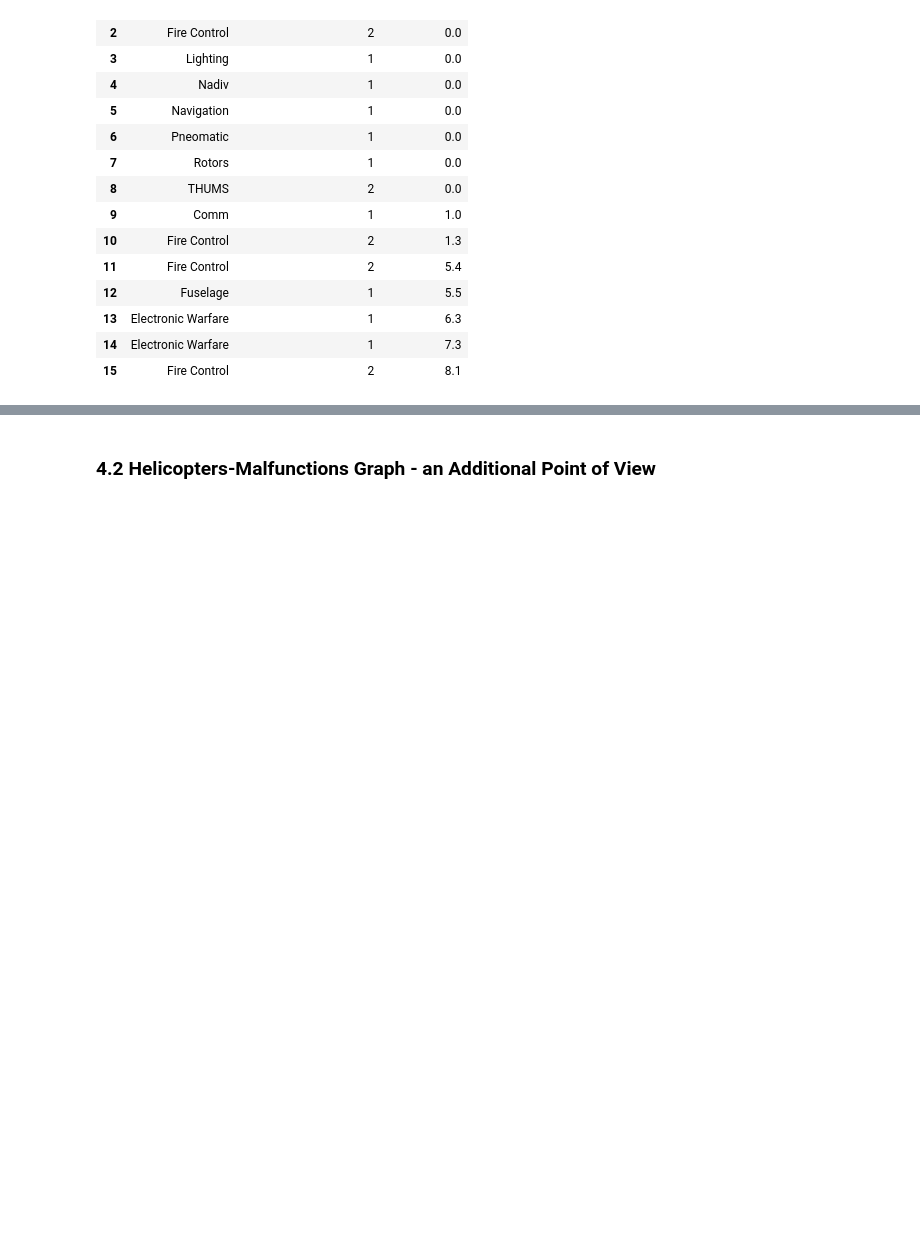
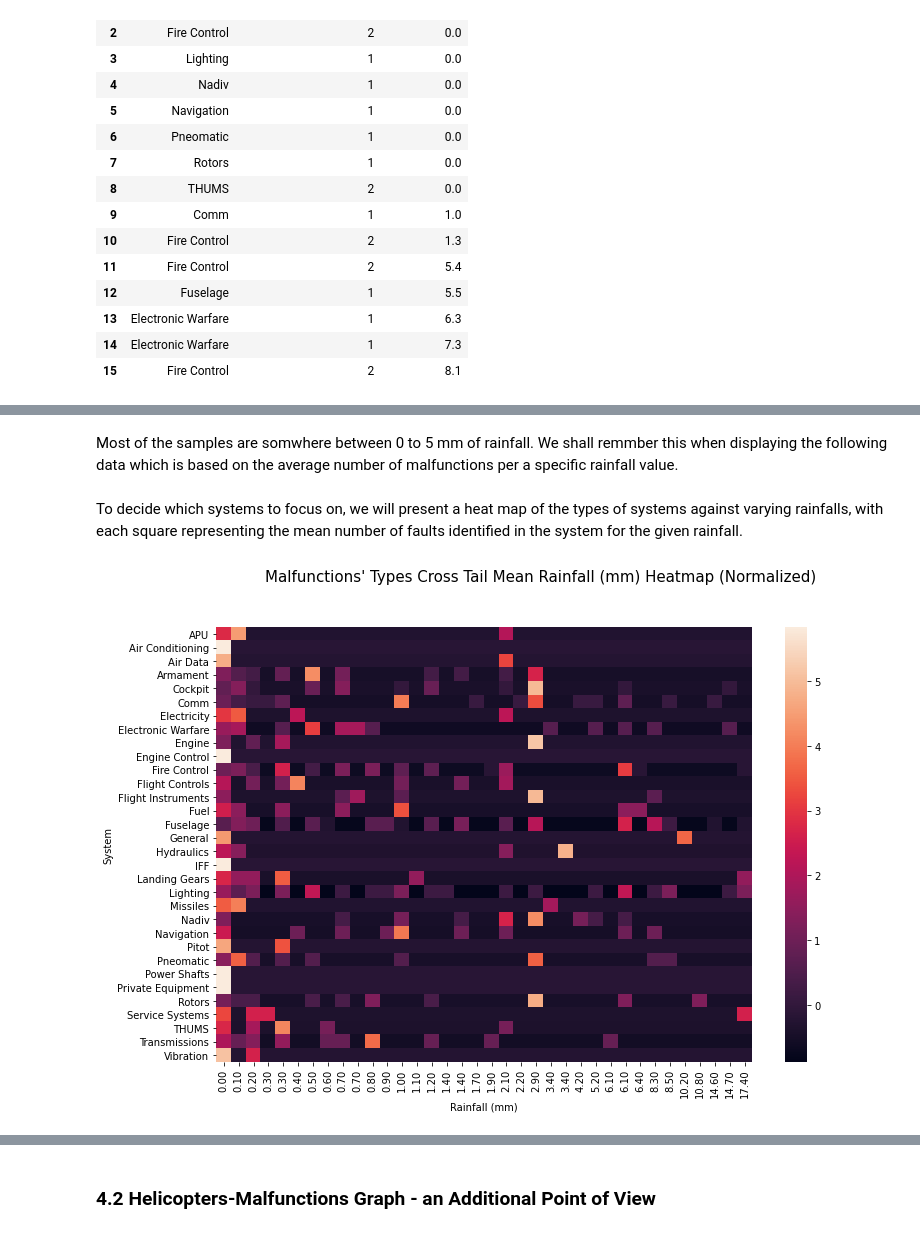
Before and after one commit to elront/Data_Sceince_Project, a Jupyter notebook: Data_science_workshop_project.ipynb, the cells around one changed output, grey strips where cells are left out. Drawn from its saved outputs; the diff is of its cells as text; code cells hidden in the pictures; blank space fills up the shorter version.

```diff
--- a/Data_science_workshop_project.ipynb
+++ b/Data_science_workshop_project.ipynb
@@ -2549,0 +2572,28 @@ This finding is even more surprising compared to the previous finding. The numbe
+# %%
+def show_heat_map(given_df, variable_name, headline):
+    # Create the required pivot table.
+    pivot_df = given_df.pivot(index = variable_name, columns = "System")["Number of Malfunctions"]
+
+    # Discard NaNs - fill them wiith 0 (since we cannot assume their values otherwise).
+    pivot_df.fillna(0, inplace = True)
+
+    # Normalize (column-wise).
+    pivot_df = (pivot_df - pivot_df.mean()) / pivot_df.std()
+
+    # Transpose the dataframe, to ease the reader.
+    pivot_df = pivot_df.transpose()
+
+    # Create the plot, using Sea Born heat map.
+    fig, ax = plt.subplots(figsize=(12,8))
+    plot = sns.heatmap(pivot_df)
+
+    # Add a title.
+    fig.suptitle(headline, fontsize = 15)
+
+    # Format text labels (2 decimals after the dot).
+    fmt = '{:0.2f}'
+    xticklabels = []
+    for item in plot.get_xticklabels():
+        item.set_text(fmt.format(float(item.get_text())))
+        xticklabels += [item]
+    plot.set_xticklabels(xticklabels)
@@ -2549,0 +2614,13 @@ This finding is even more surprising compared to the previous finding. The numbe
+# %% [markdown]
+Most of the samples are somwhere between 0 to 5 mm of rainfall. We shall remmber this when displaying the following data which is based on the average number of malfunctions per a specific rainfall value.
+# %% [markdown]
+To decide which systems to focus on, we will present a heat map of the types of systems against varying rainfalls, with each square representing the mean number of faults identified in the system for the given rainfall.
+# %%
+rainfall_parking_df = pd.DataFrame(malf_park_meterological_df.groupby(["Rainfall (mm)", "System"])
+                                   ["Number of Malfunctions"].mean())
+
+rainfall_parking_df.reset_index(inplace = True)
+
+show_heat_map(rainfall_parking_df, "Rainfall (mm)", "Malfunctions' Types Cross Tail Mean Rainfall (mm) Heatmap (Normalized)")
+# %% [output]
+[figure, added]
```
Also changed, not shown: parts of 33 cells of this notebook.
